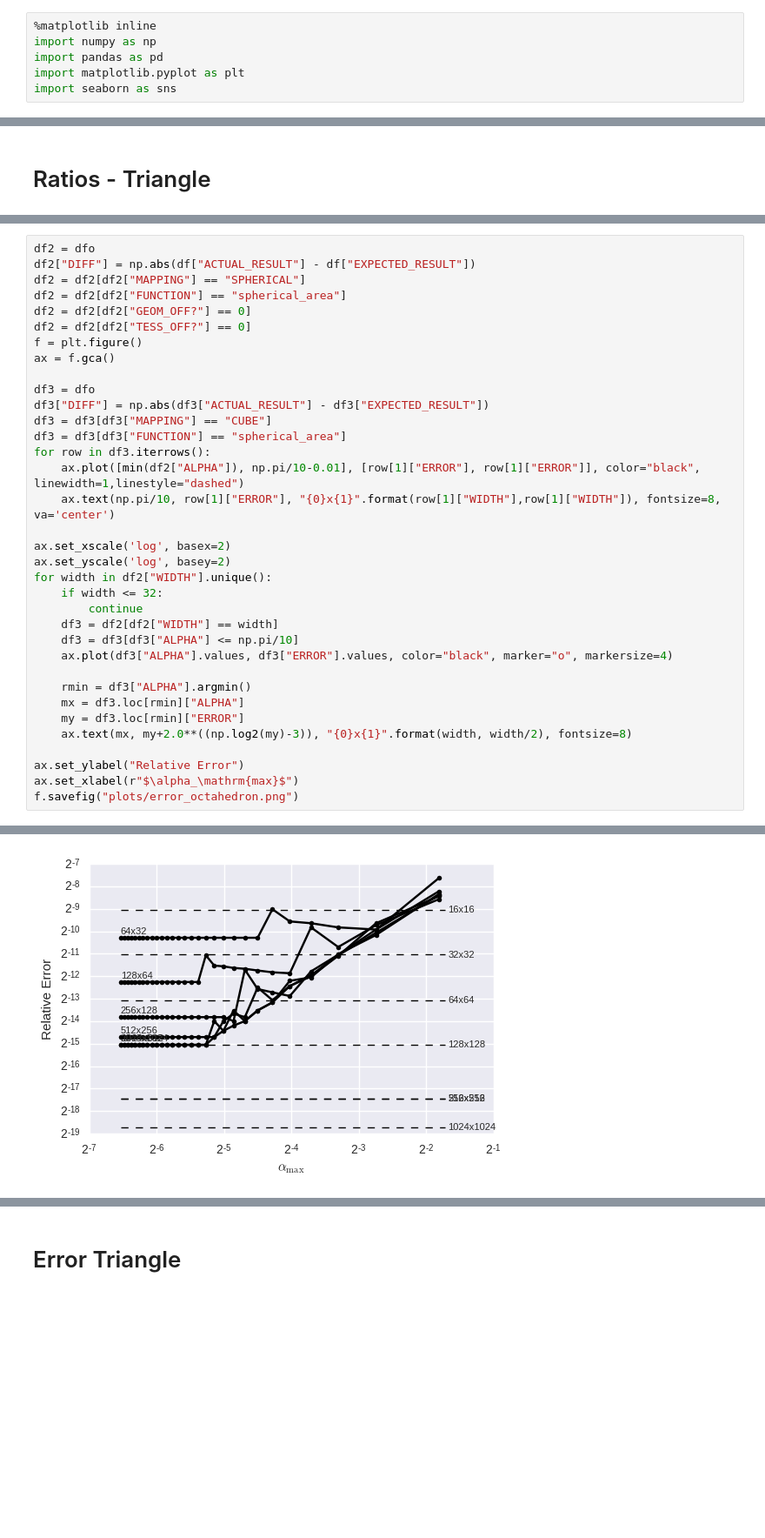
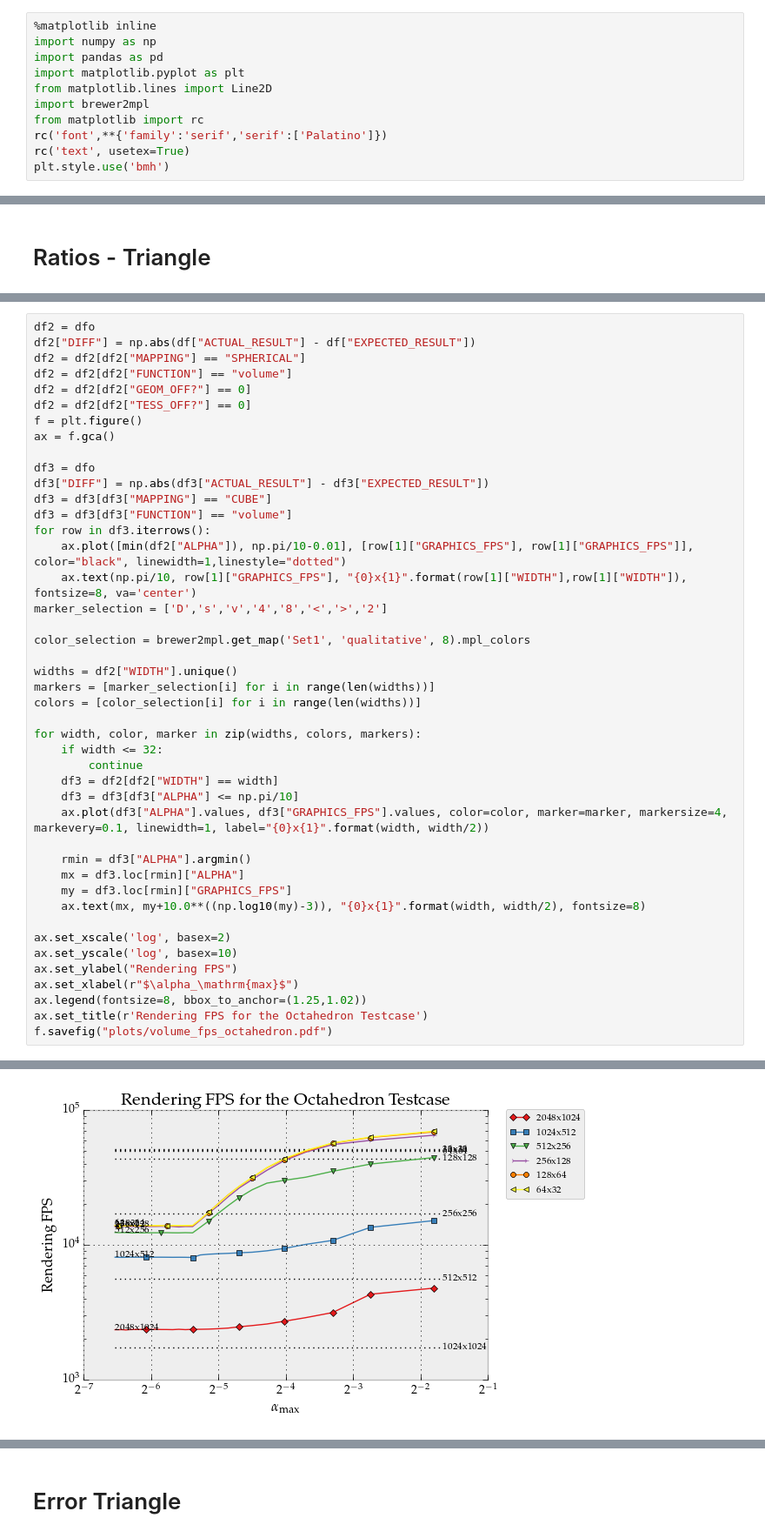
Before and after one commit to mtfranzen/quavis-benchmark, a Jupyter notebook: scripts/util/plots.ipynb, the cells around one changed output, grey strips where cells are left out. Shown at 87% size. Saved outputs shown, nothing was run; the diff lists cells and outputs as text; blank space fills up the shorter version.

Commit message:
Added plots.

```diff
--- a/scripts/util/plots.ipynb
+++ b/scripts/util/plots.ipynb
@@ -3,7 +3,12 @@
 import numpy as np
 import pandas as pd
 import matplotlib.pyplot as plt
-import seaborn as sns
+from matplotlib.lines import Line2D
+import brewer2mpl
+from matplotlib import rc
+rc('font',**{'family':'serif','serif':['Palatino']})
+rc('text', usetex=True)
+plt.style.use('bmh')
 # %%
 df = pd.read_csv("../../output/output.csv", delimiter=";")
 # %%
@@ -176,45 +101,54 @@ See the caveats in the documentation: http://pandas.pydata.org/pandas-docs/stabl
 df2 = dfo
 df2["DIFF"] = np.abs(df["ACTUAL_RESULT"] - df["EXPECTED_RESULT"])
 df2 = df2[df2["MAPPING"] == "SPHERICAL"]
-df2 = df2[df2["FUNCTION"] == "spherical_area"]
+df2 = df2[df2["FUNCTION"] == "volume"]
 df2 = df2[df2["GEOM_OFF?"] == 0]
 df2 = df2[df2["TESS_OFF?"] == 0]
 f = plt.figure()
 ax = f.gca()
 
 df3 = dfo
 df3["DIFF"] = np.abs(df3["ACTUAL_RESULT"] - df3["EXPECTED_RESULT"])
 df3 = df3[df3["MAPPING"] == "CUBE"]
-df3 = df3[df3["FUNCTION"] == "spherical_area"]
+df3 = df3[df3["FUNCTION"] == "volume"]
 for row in df3.iterrows():
-    ax.plot([min(df2["ALPHA"]), np.pi/10-0.01], [row[1]["ERROR"], row[1]["ERROR"]], color="black", linewidth=1,linestyle="dashed")
-    ax.text(np.pi/10, row[1]["ERROR"], "{0}x{1}".format(row[1]["WIDTH"],row[1]["WIDTH"]), fontsize=8, va='center')
+    ax.plot([min(df2["ALPHA"]), np.pi/10-0.01], [row[1]["GRAPHICS_FPS"], row[1]["GRAPHICS_FPS"]], color="black", linewidth=1,linestyle="dotted")
+    ax.text(np.pi/10, row[1]["GRAPHICS_FPS"], "{0}x{1}".format(row[1]["WIDTH"],row[1]["WIDTH"]), fontsize=8, va='center')
+marker_selection = ['D','s','v','4','8','<','>','2']
 
-ax.set_xscale('log', basex=2)
-ax.set_yscale('log', basey=2)
-for width in df2["WIDTH"].unique():
+color_selection = brewer2mpl.get_map('Set1', 'qualitative', 8).mpl_colors
+
+widths = df2["WIDTH"].unique()
+markers = [marker_selection[i] for i in range(len(widths))]
+colors = [color_selection[i] for i in range(len(widths))]
+
+for width, color, marker in zip(widths, colors, markers):
     if width <= 32:
         continue
     df3 = df2[df2["WIDTH"] == width]
     df3 = df3[df3["ALPHA"] <= np.pi/10]
-    ax.plot(df3["ALPHA"].values, df3["ERROR"].values, color="black", marker="o", markersize=4)
+    ax.plot(df3["ALPHA"].values, df3["GRAPHICS_FPS"].values, color=color, marker=marker, markersize=4, markevery=0.1, linewidth=1, label="{0}x{1}".format(width, width/2))
 
     rmin = df3["ALPHA"].argmin()
     mx = df3.loc[rmin]["ALPHA"]
-    my = df3.loc[rmin]["ERROR"]
-    ax.text(mx, my+2.0**((np.log2(my)-3)), "{0}x{1}".format(width, width/2), fontsize=8)
+    my = df3.loc[rmin]["GRAPHICS_FPS"]
+    ax.text(mx, my+10.0**((np.log10(my)-3)), "{0}x{1}".format(width, width/2), fontsize=8)
 
-ax.set_ylabel("Relative Error")
+ax.set_xscale('log', basex=2)
+ax.set_yscale('log', basex=10)
+ax.set_ylabel("Rendering FPS")
 ax.set_xlabel(r"$\alpha_\mathrm{max}$")
-f.savefig("plots/error_octahedron.png")
+ax.legend(fontsize=8, bbox_to_anchor=(1.25,1.02))
+ax.set_title(r'Rendering FPS for the Octahedron Testcase')
+f.savefig("plots/volume_fps_octahedron.pdf")
 # %% [output]
 A value is trying to be set on a copy of a slice from a DataFrame.
 Try using .loc[row_indexer,col_indexer] = value instead
 
 See the caveats in the documentation: http://pandas.pydata.org/pandas-docs/stable/indexing.html#indexing-view-versus-copy
   from ipykernel import kernelapp as app
 A value is trying to be set on a copy of a slice from a DataFrame.
 Try using .loc[row_indexer,col_indexer] = value instead
 
 See the caveats in the documentation: http://pandas.pydata.org/pandas-docs/stable/indexing.html#indexing-view-versus-copy
-[figure, old version]
+[figure, new version]
```
Also changed, not shown: parts of 9 cells of this notebook, 16 other files.
